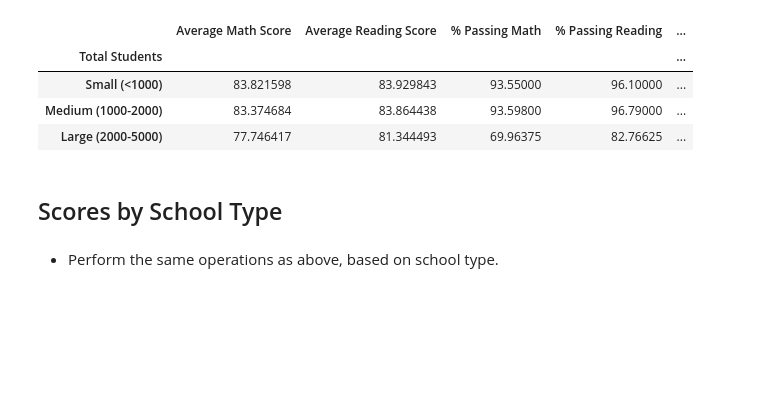
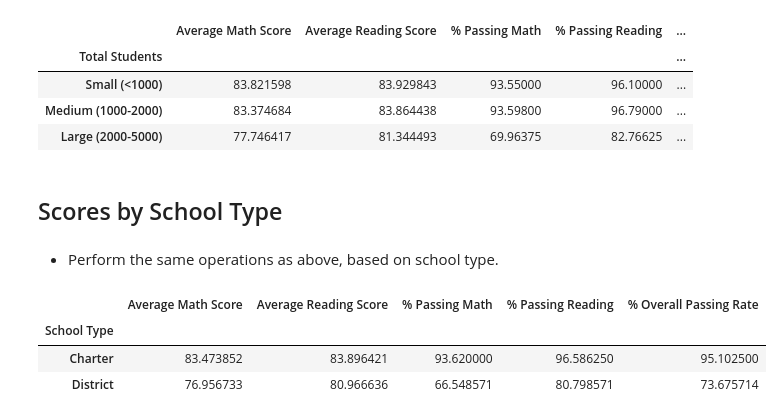
Before and after one commit to michellebrucato/Pandas_Challenge, a Jupyter notebook: PyCitySchools/PyCitySchools_Brucato.ipynb, the cells around one changed output. Cells and saved outputs as stored; diff of their text form; code cells hidden in the pictures; blank space fills up the shorter version.

```diff
--- a/PyCitySchools/PyCitySchools_Brucato.ipynb
+++ b/PyCitySchools/PyCitySchools_Brucato.ipynb
@@ -296,3 +297,13 @@ school_size_bins
 ## Scores by School Type
 # %% [markdown]
 * Perform the same operations as above, based on school type.
+# %%
+school_type = school_summary_df.loc[:, ["School Type", "Average Math Score", "Average Reading Score",
+                                     "% Passing Math", "% Passing Reading",
+                                     "% Overall Passing Rate"]].groupby("School Type")
+school_type.mean()
+# %% [output]
+|  | Average Math Score | Average Reading Score | % Passing Math | % Passing Reading | % Overall Passing Rate |
+| School Type |  |  |  |  |  |
+| Charter | 83.473852 | 83.896421 | 93.620000 | 96.586250 | 95.102500 |
+| District | 76.956733 | 80.966636 | 66.548571 | 80.798571 | 73.675714 |
```
Also changed, not shown: parts of 24 cells of this notebook.
